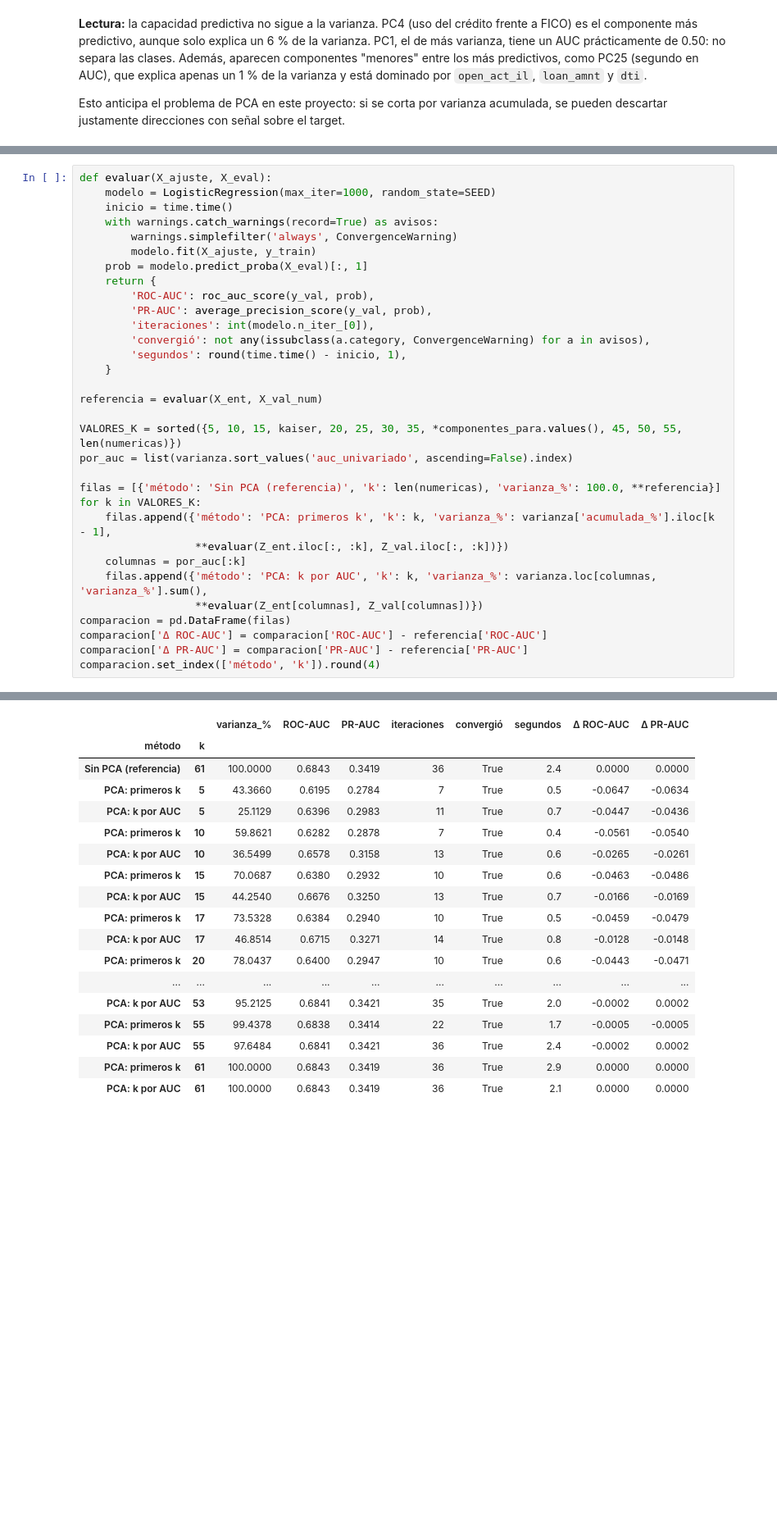
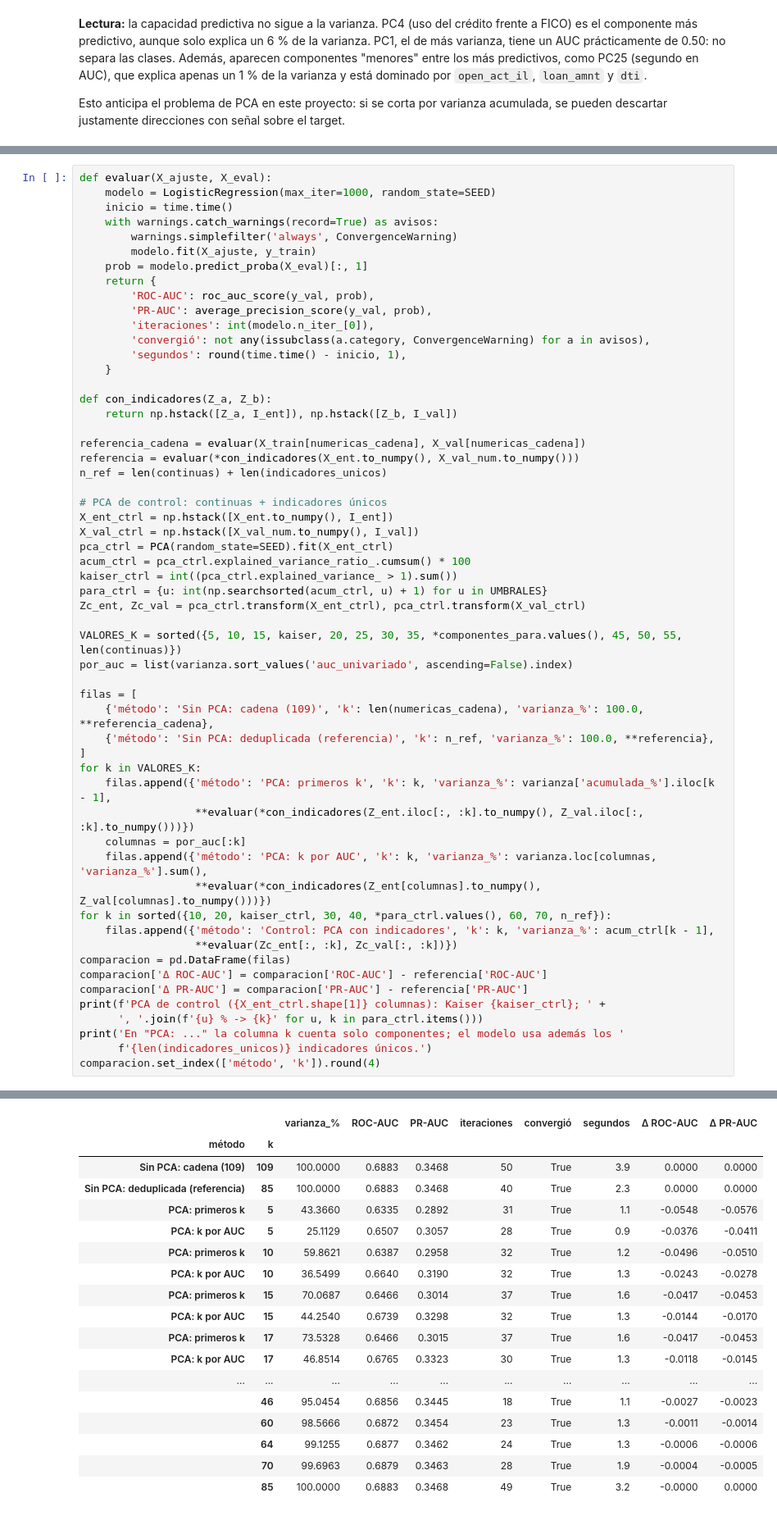
Before and after one commit to J-D-Rosales/Prediction-With-Machine-Learning-Lending-Club, a Jupyter notebook: notebooks/issue7.ipynb, the cells around one changed output, grey strips where cells are left out. Shown at 82% size. Drawn from its saved outputs; the diff is of its cells as text; blank space fills up the shorter version.

```diff
--- a/notebooks/issue7.ipynb
+++ b/notebooks/issue7.ipynb
@@ -377,20 +336,44 @@ def evaluar(X_ajuste, X_eval):
         'segundos': round(time.time() - inicio, 1),
     }
 
-referencia = evaluar(X_ent, X_val_num)
+def con_indicadores(Z_a, Z_b):
+    return np.hstack([Z_a, I_ent]), np.hstack([Z_b, I_val])
 
-VALORES_K = sorted({5, 10, 15, kaiser, 20, 25, 30, 35, *componentes_para.values(), 45, 50, 55, len(numericas)})
+referencia_cadena = evaluar(X_train[numericas_cadena], X_val[numericas_cadena])
+referencia = evaluar(*con_indicadores(X_ent.to_numpy(), X_val_num.to_numpy()))
+n_ref = len(continuas) + len(indicadores_unicos)
+
+# PCA de control: continuas + indicadores únicos
+X_ent_ctrl = np.hstack([X_ent.to_numpy(), I_ent])
+X_val_ctrl = np.hstack([X_val_num.to_numpy(), I_val])
+pca_ctrl = PCA(random_state=SEED).fit(X_ent_ctrl)
+acum_ctrl = pca_ctrl.explained_variance_ratio_.cumsum() * 100
+kaiser_ctrl = int((pca_ctrl.explained_variance_ > 1).sum())
+para_ctrl = {u: int(np.searchsorted(acum_ctrl, u) + 1) for u in UMBRALES}
+Zc_ent, Zc_val = pca_ctrl.transform(X_ent_ctrl), pca_ctrl.transform(X_val_ctrl)
+
+VALORES_K = sorted({5, 10, 15, kaiser, 20, 25, 30, 35, *componentes_para.values(), 45, 50, 55, len(continuas)})
 por_auc = list(varianza.sort_values('auc_univariado', ascending=False).index)
 
-filas = [{'método': 'Sin PCA (referencia)', 'k': len(numericas), 'varianza_%': 100.0, **referencia}]
+filas = [
+    {'método': 'Sin PCA: cadena (109)', 'k': len(numericas_cadena), 'varianza_%': 100.0, **referencia_cadena},
+    {'método': 'Sin PCA: deduplicada (referencia)', 'k': n_ref, 'varianza_%': 100.0, **referencia},
+]
 for k in VALORES_K:
     filas.append({'método': 'PCA: primeros k', 'k': k, 'varianza_%': varianza['acumulada_%'].iloc[k - 1],
-                  **evaluar(Z_ent.iloc[:, :k], Z_val.iloc[:, :k])})
+                  **evaluar(*con_indicadores(Z_ent.iloc[:, :k].to_numpy(), Z_val.iloc[:, :k].to_numpy()))})
     columnas = por_auc[:k]
     filas.append({'método': 'PCA: k por AUC', 'k': k, 'varianza_%': varianza.loc[columnas, 'varianza_%'].sum(),
-                  **evaluar(Z_ent[columnas], Z_val[columnas])})
+                  **evaluar(*con_indicadores(Z_ent[columnas].to_numpy(), Z_val[columnas].to_numpy()))})
+for k in sorted({10, 20, kaiser_ctrl, 30, 40, *para_ctrl.values(), 60, 70, n_ref}):
+    filas.append({'método': 'Control: PCA con indicadores', 'k': k, 'varianza_%': acum_ctrl[k - 1],
+                  **evaluar(Zc_ent[:, :k], Zc_val[:, :k])})
 comparacion = pd.DataFrame(filas)
 comparacion['Δ ROC-AUC'] = comparacion['ROC-AUC'] - referencia['ROC-AUC']
 comparacion['Δ PR-AUC'] = comparacion['PR-AUC'] - referencia['PR-AUC']
+print(f'PCA de control ({X_ent_ctrl.shape[1]} columnas): Kaiser {kaiser_ctrl}; ' +
+      ', '.join(f'{u} % -> {k}' for u, k in para_ctrl.items()))
+print('En "PCA: ..." la columna k cuenta solo componentes; el modelo usa además los '
+      f'{len(indicadores_unicos)} indicadores únicos.')
 comparacion.set_index(['método', 'k']).round(4)
 # %% [output]
@@ -397,21 +382,21 @@ comparacion.set_index(['método', 'k']).round(4)
 |  |  | varianza_% | ROC-AUC | PR-AUC | iteraciones | convergió | segundos | Δ ROC-AUC | Δ PR-AUC |
 | método | k |  |  |  |  |  |  |  |  |
-| Sin PCA (referencia) | 61 | 100.0000 | 0.6843 | 0.3419 | 36 | True | 2.4 | 0.0000 | 0.0000 |
-| PCA: primeros k | 5 | 43.3660 | 0.6195 | 0.2784 | 7 | True | 0.5 | -0.0647 | -0.0634 |
-| PCA: k por AUC | 5 | 25.1129 | 0.6396 | 0.2983 | 11 | True | 0.7 | -0.0447 | -0.0436 |
-| PCA: primeros k | 10 | 59.8621 | 0.6282 | 0.2878 | 7 | True | 0.4 | -0.0561 | -0.0540 |
-| PCA: k por AUC | 10 | 36.5499 | 0.6578 | 0.3158 | 13 | True | 0.6 | -0.0265 | -0.0261 |
-| PCA: primeros k | 15 | 70.0687 | 0.6380 | 0.2932 | 10 | True | 0.6 | -0.0463 | -0.0486 |
-| PCA: k por AUC | 15 | 44.2540 | 0.6676 | 0.3250 | 13 | True | 0.7 | -0.0166 | -0.0169 |
-| PCA: primeros k | 17 | 73.5328 | 0.6384 | 0.2940 | 10 | True | 0.5 | -0.0459 | -0.0479 |
-| PCA: k por AUC | 17 | 46.8514 | 0.6715 | 0.3271 | 14 | True | 0.8 | -0.0128 | -0.0148 |
-| PCA: primeros k | 20 | 78.0437 | 0.6400 | 0.2947 | 10 | True | 0.6 | -0.0443 | -0.0471 |
+| Sin PCA: cadena (109) | 109 | 100.0000 | 0.6883 | 0.3468 | 50 | True | 3.9 | 0.0000 | 0.0000 |
+| Sin PCA: deduplicada (referencia) | 85 | 100.0000 | 0.6883 | 0.3468 | 40 | True | 2.3 | 0.0000 | 0.0000 |
+| PCA: primeros k | 5 | 43.3660 | 0.6335 | 0.2892 | 31 | True | 1.1 | -0.0548 | -0.0576 |
+| PCA: k por AUC | 5 | 25.1129 | 0.6507 | 0.3057 | 28 | True | 0.9 | -0.0376 | -0.0411 |
+| PCA: primeros k | 10 | 59.8621 | 0.6387 | 0.2958 | 32 | True | 1.2 | -0.0496 | -0.0510 |
+| PCA: k por AUC | 10 | 36.5499 | 0.6640 | 0.3190 | 32 | True | 1.3 | -0.0243 | -0.0278 |
+| PCA: primeros k | 15 | 70.0687 | 0.6466 | 0.3014 | 37 | True | 1.6 | -0.0417 | -0.0453 |
+| PCA: k por AUC | 15 | 44.2540 | 0.6739 | 0.3298 | 32 | True | 1.3 | -0.0144 | -0.0170 |
+| PCA: primeros k | 17 | 73.5328 | 0.6466 | 0.3015 | 37 | True | 1.6 | -0.0417 | -0.0453 |
+| PCA: k por AUC | 17 | 46.8514 | 0.6765 | 0.3323 | 30 | True | 1.3 | -0.0118 | -0.0145 |
 | ... | ... | ... | ... | ... | ... | ... | ... | ... | ... |
-| PCA: k por AUC | 53 | 95.2125 | 0.6841 | 0.3421 | 35 | True | 2.0 | -0.0002 | 0.0002 |
-| PCA: primeros k | 55 | 99.4378 | 0.6838 | 0.3414 | 22 | True | 1.7 | -0.0005 | -0.0005 |
-| PCA: k por AUC | 55 | 97.6484 | 0.6841 | 0.3421 | 36 | True | 2.4 | -0.0002 | 0.0002 |
-| PCA: primeros k | 61 | 100.0000 | 0.6843 | 0.3419 | 36 | True | 2.9 | 0.0000 | 0.0000 |
-| PCA: k por AUC | 61 | 100.0000 | 0.6843 | 0.3419 | 36 | True | 2.1 | 0.0000 | 0.0000 |
+|  | 46 | 95.0454 | 0.6856 | 0.3445 | 18 | True | 1.1 | -0.0027 | -0.0023 |
+|  | 60 | 98.5666 | 0.6872 | 0.3454 | 23 | True | 1.3 | -0.0011 | -0.0014 |
+|  | 64 | 99.1255 | 0.6877 | 0.3462 | 24 | True | 1.3 | -0.0006 | -0.0006 |
+|  | 70 | 99.6963 | 0.6879 | 0.3463 | 28 | True | 1.9 | -0.0004 | -0.0005 |
+|  | 85 | 100.0000 | 0.6883 | 0.3468 | 49 | True | 3.2 | -0.0000 | 0.0000 |
 # %%
 fig, ejes = plt.subplots(1, 2, figsize=(14, 3.8), sharex=True)
 for ax, metrica in zip(ejes, ['ROC-AUC', 'PR-AUC']):
```
Also changed, not shown: parts of 16 cells of this notebook, 7 other files.
